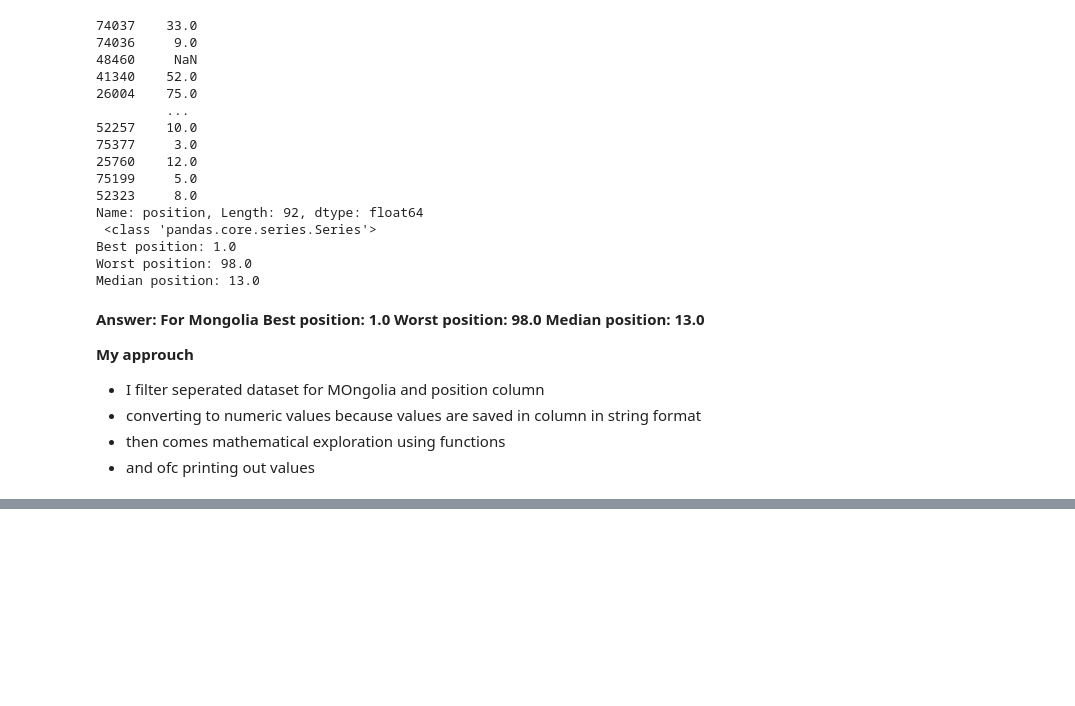
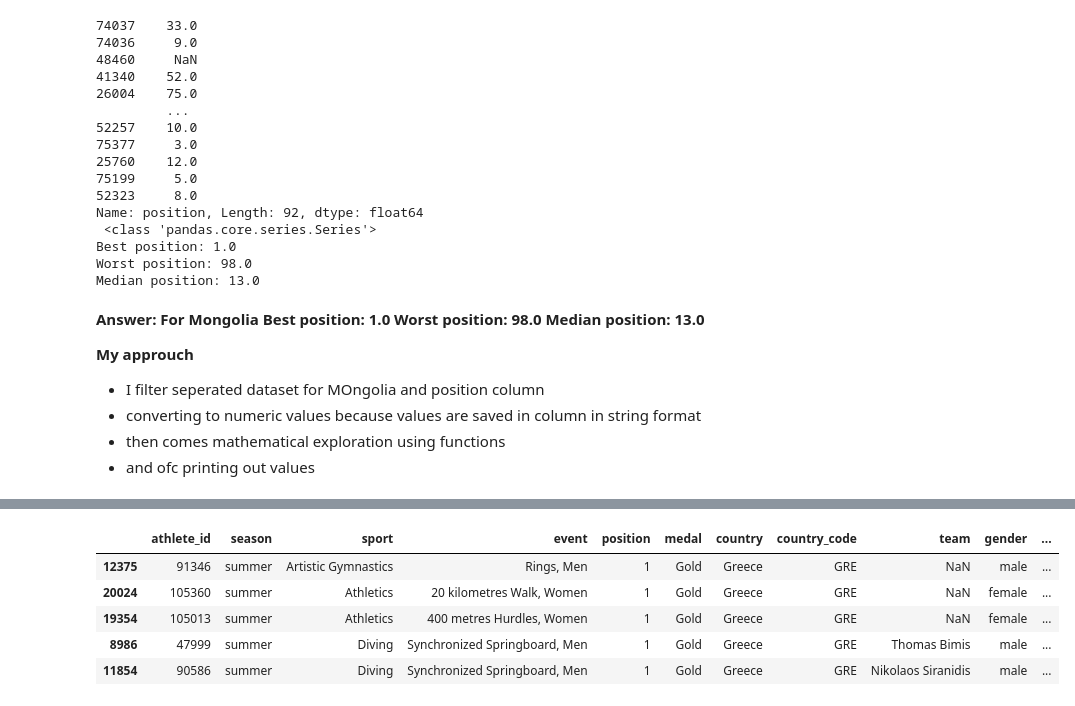
Before and after one commit to Metaphysicist1/Olympion, a Jupyter notebook: scripts/01_load_process.ipynb, the cells around one changed output, grey strips where cells are left out. Drawn from its saved outputs; the diff is of its cells as text; code cells hidden in the pictures; blank space fills up the shorter version.

```diff
--- a/scripts/01_load_process.ipynb
+++ b/scripts/01_load_process.ipynb
@@ -533,0 +615,12 @@ Median position: 13.0
+# %%
+df_gold_winners = df_temp_for_ex3[df_temp_for_ex3['medal'] == 'Gold'].copy()
+df_gold_winners['opened'] = pd.to_datetime(df_gold_winners['opened'], format='%Y-%m-%d', errors='coerce')
+df_gold_winners['born'] = pd.to_datetime(df_gold_winners['born'], format='%Y-%m-%d', errors='coerce')
+df_gold_winners.head()
+# %% [output]
+|  | athlete_id | season | sport | event | position | medal | country | country_code | team | gender | ... |
+| 12375 | 91346 | summer | Artistic Gymnastics | Rings, Men | 1 | Gold | Greece | GRE | NaN | male | ... |
+| 20024 | 105360 | summer | Athletics | 20 kilometres Walk, Women | 1 | Gold | Greece | GRE | NaN | female | ... |
+| 19354 | 105013 | summer | Athletics | 400 metres Hurdles, Women | 1 | Gold | Greece | GRE | NaN | female | ... |
+| 8986 | 47999 | summer | Diving | Synchronized Springboard, Men | 1 | Gold | Greece | GRE | Thomas Bimis | male | ... |
+| 11854 | 90586 | summer | Diving | Synchronized Springboard, Men | 1 | Gold | Greece | GRE | Nikolaos Siranidis | male | ... |
```
Also changed, not shown: parts of 24 cells of this notebook, 3 other files.
